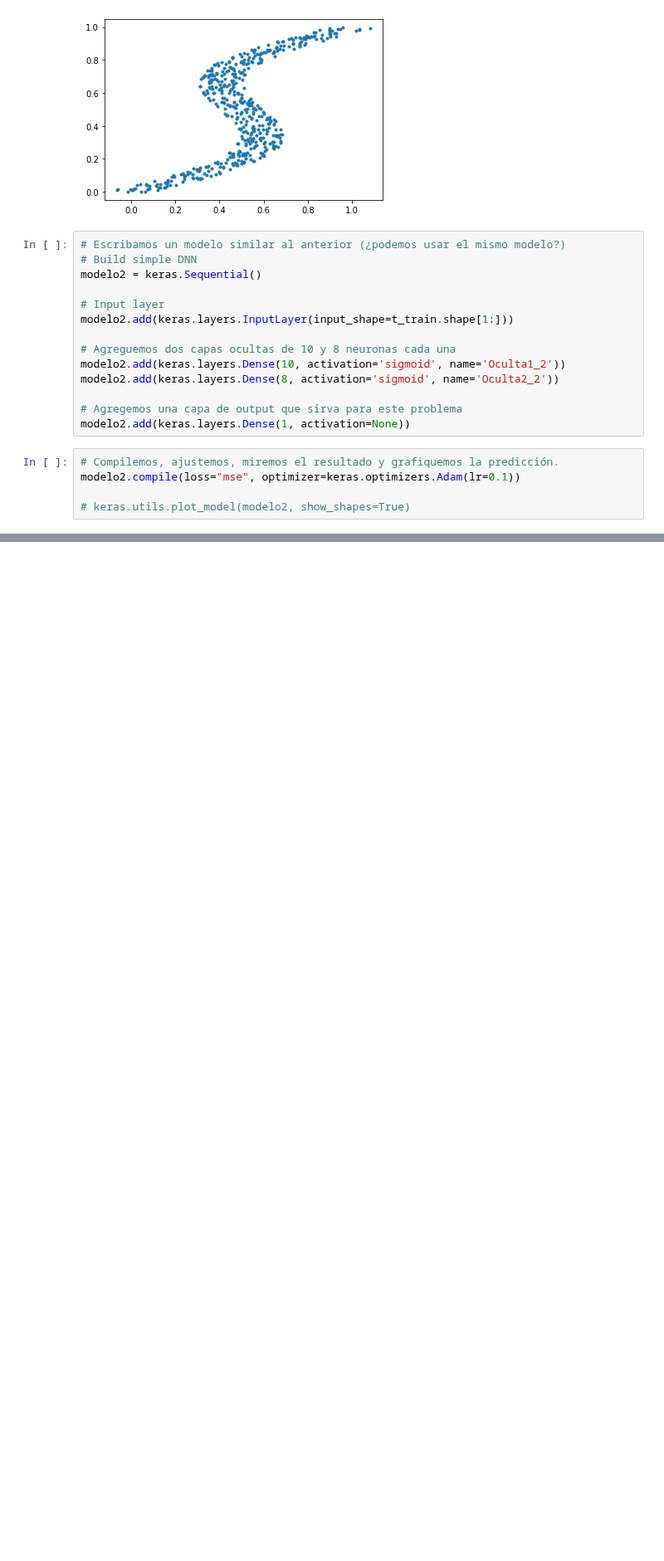
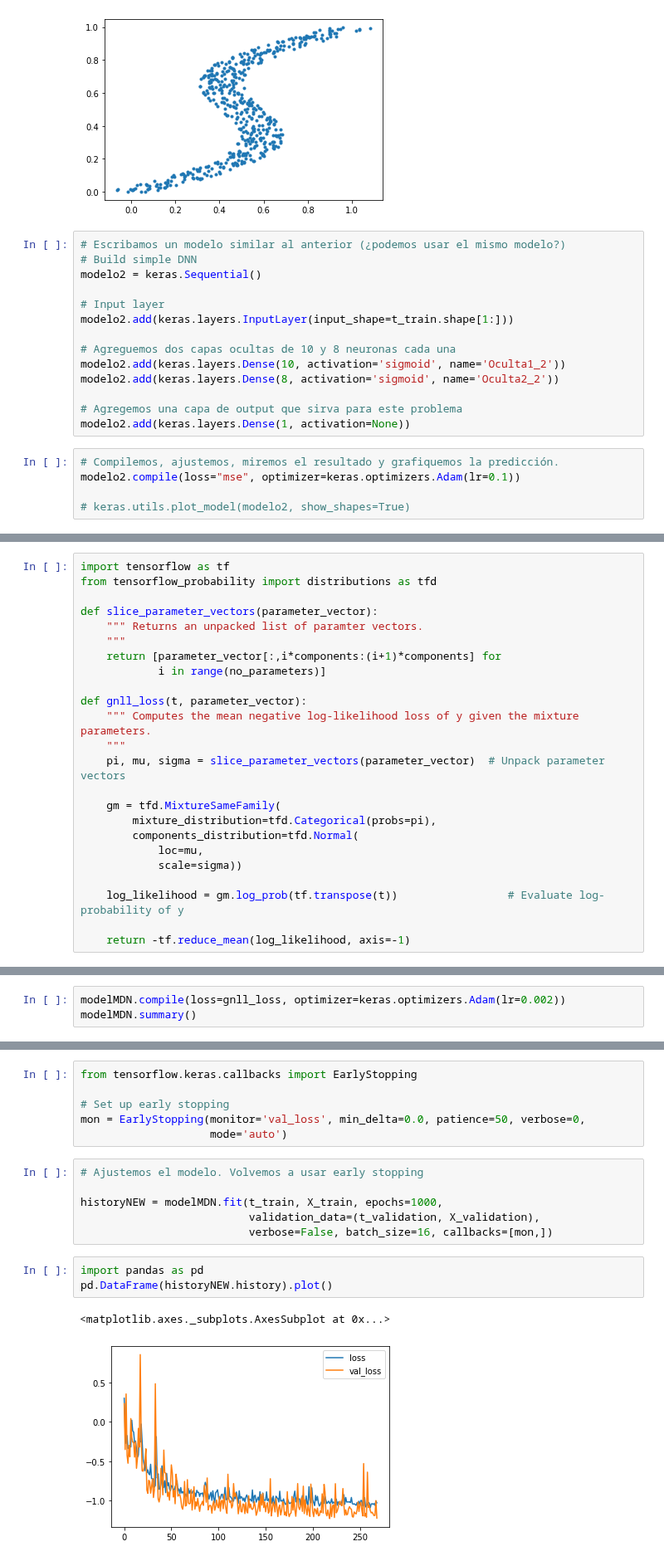
Before and after one commit to JavierGold/ML_UNSAM-2-2020, a Jupyter notebook: 14_MDN.ipynb, the cells around one changed output, grey strips where cells are left out. Shown at 83% size. Cells and saved outputs as stored; diff of their text form; blank space fills up the shorter version.

Commit message:
Notebook Mixture Density Network

```diff
--- a/14_MDN.ipynb
+++ b/14_MDN.ipynb
@@ -243,0 +463,24 @@ ax = plt.gca()
+# %%
+import tensorflow as tf
+from tensorflow_probability import distributions as tfd
+
+def slice_parameter_vectors(parameter_vector):
+    """ Returns an unpacked list of paramter vectors.
+    """
+    return [parameter_vector[:,i*components:(i+1)*components] for
+            i in range(no_parameters)]
+
+def gnll_loss(t, parameter_vector):
+    """ Computes the mean negative log-likelihood loss of y given the mixture parameters.
+    """
+    pi, mu, sigma = slice_parameter_vectors(parameter_vector)  # Unpack parameter vectors
+
+    gm = tfd.MixtureSameFamily(
+        mixture_distribution=tfd.Categorical(probs=pi),
+        components_distribution=tfd.Normal(
+            loc=mu,
+            scale=sigma))
+
+    log_likelihood = gm.log_prob(tf.transpose(t))                 # Evaluate log-probability of y
+
+    return -tf.reduce_mean(log_likelihood, axis=-1)
@@ -243,0 +491,3 @@ ax = plt.gca()
+# %%
+modelMDN.compile(loss=gnll_loss, optimizer=keras.optimizers.Adam(lr=0.002))
+modelMDN.summary()
@@ -243,0 +514,18 @@ ax = plt.gca()
+# %%
+from tensorflow.keras.callbacks import EarlyStopping
+
+# Set up early stopping
+mon = EarlyStopping(monitor='val_loss', min_delta=0.0, patience=50, verbose=0,
+                    mode='auto')
+# %%
+# Ajustemos el modelo. Volvemos a usar early stopping
+
+historyNEW = modelMDN.fit(t_train, X_train, epochs=1000,
+                          validation_data=(t_validation, X_validation),
+                          verbose=False, batch_size=16, callbacks=[mon,])
+# %%
+import pandas as pd
+pd.DataFrame(historyNEW.history).plot()
+# %% [output]
+<matplotlib.axes._subplots.AxesSubplot at 0x...>
+[figure, added]
```
Also changed, not shown: parts of 32 cells of this notebook.
